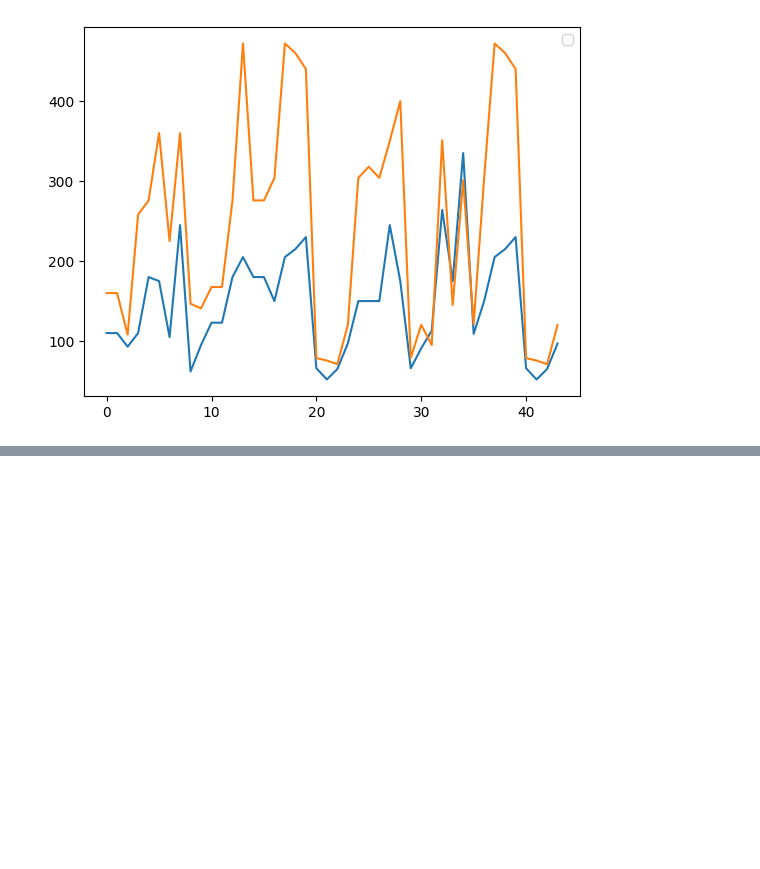
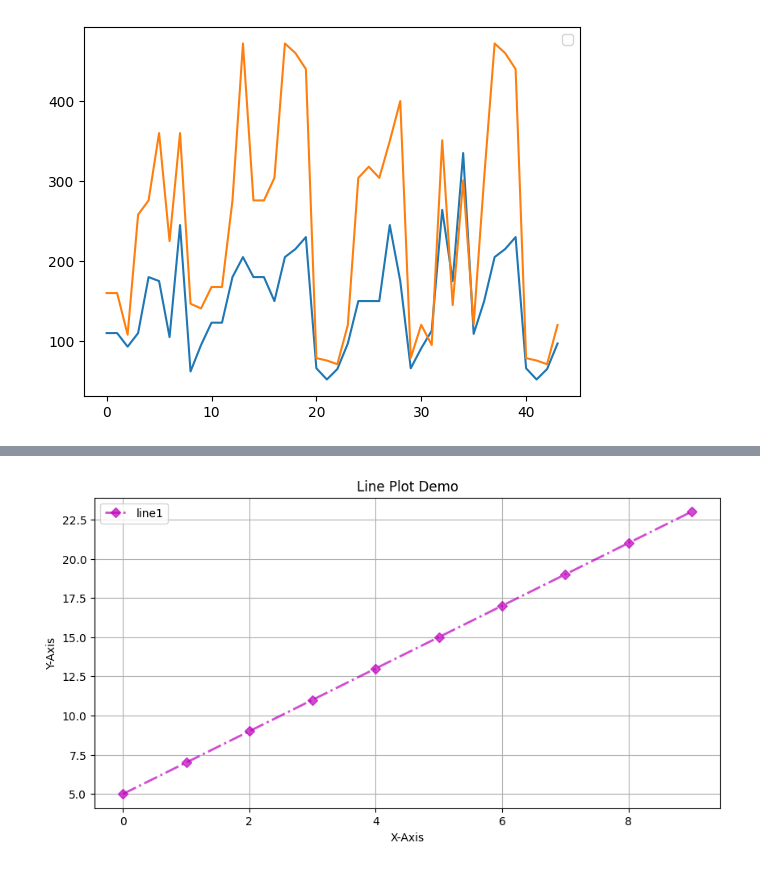
Before and after one commit to Somani-coder/Python_All, a Jupyter notebook: pandas.ipynb, the cells around one changed output, grey strips where cells are left out. Saved outputs shown, nothing was run; the diff lists cells and outputs as text; code cells hidden in the pictures; blank space fills up the shorter version.

```diff
--- a/pandas.ipynb
+++ b/pandas.ipynb
@@ -965,0 +965,18 @@ plt.legend()
+# %%
+# defining the dataset
+x = np.arange(0, 10, 1)
+y = 2 * x + 5
+
+# changing the figure
+fig = plt.figure(figsize=(10, 5))
+
+# plotting the datapoints
+plt.plot(x, y, linewidth=2.0, linestyle='-.', color='m', alpha=0.7, marker='D')
+plt.title("Line Plot Demo")
+plt.xlabel("X-Axis")
+plt.ylabel("Y-Axis")
+plt.legend(['line1'], loc='best')
+plt.grid(True)
+plt.show()
+# %% [output]
+[figure, added]
```
Also changed, not shown: parts of 15 cells of this notebook, 3 other files.
